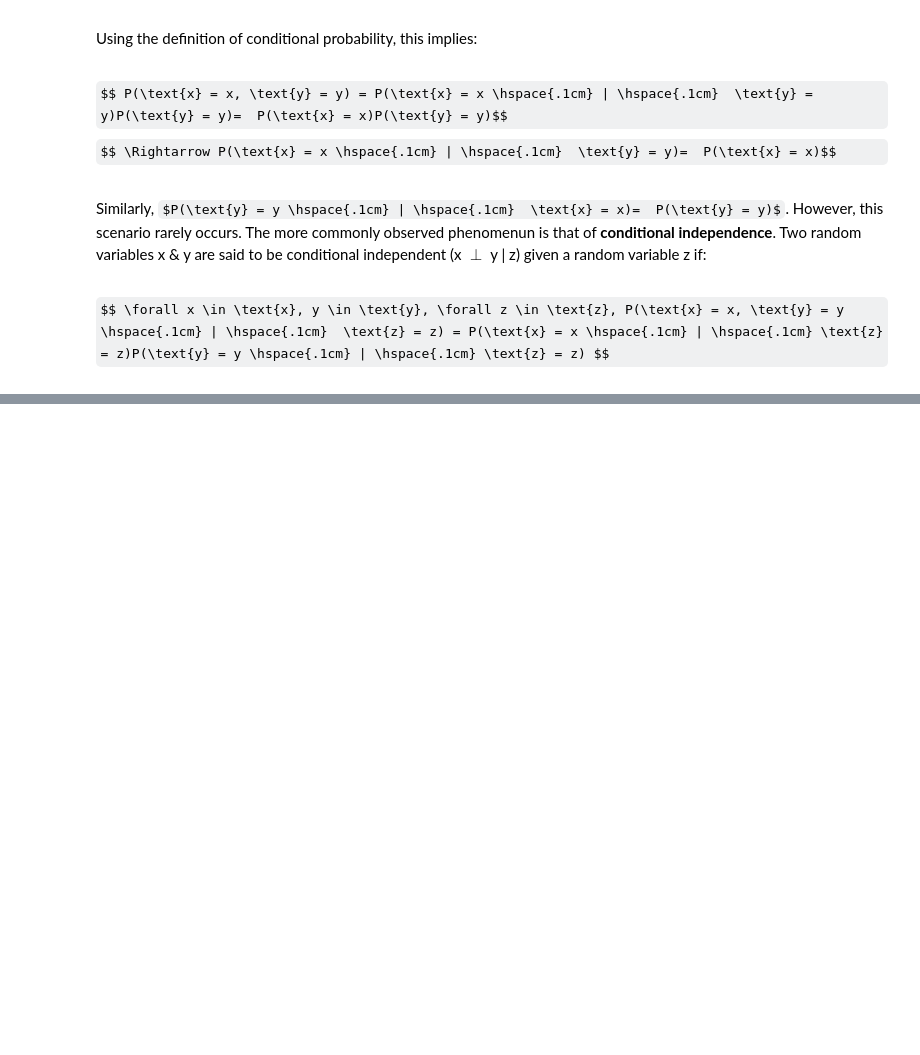
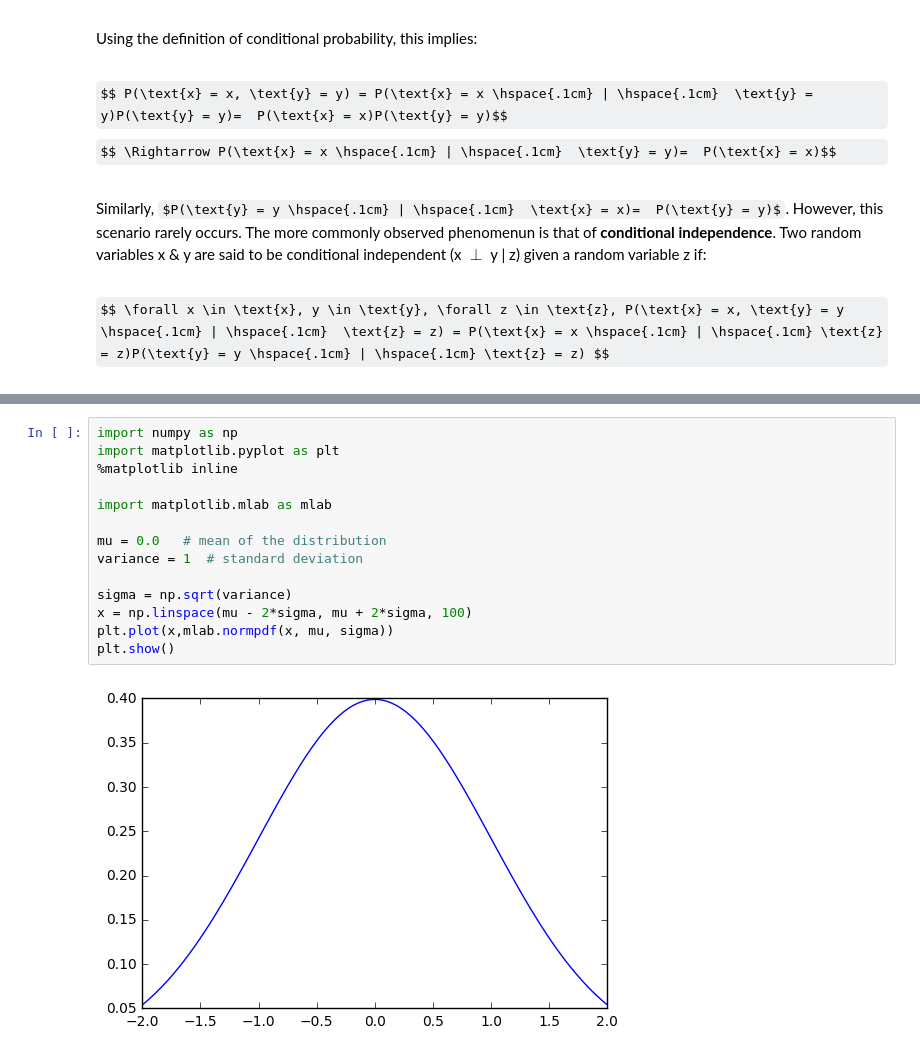
Before and after one commit to dalmia/Deep-Learning-Book-Chapter-Summaries, a Jupyter notebook: Chapter 3 - Probability and Information Theory.ipynb, the cells around one changed output, grey strips where cells are left out. Drawn from its saved outputs; the diff is of its cells as text; some formulas as TeX source; blank space fills up the shorter version.

```diff
--- a/Chapter 3 - Probability and Information Theory.ipynb
+++ b/Chapter 3 - Probability and Information Theory.ipynb
@@ -170,0 +220,16 @@ $$ \forall x \in \text{x}, y \in \text{y}, \forall z \in \text{z}, P(\text{x} =
+# %%
+import numpy as np
+import matplotlib.pyplot as plt
+%matplotlib inline
+
+import matplotlib.mlab as mlab
+
+mu = 0.0   # mean of the distribution
+variance = 1  # standard deviation
+
+sigma = np.sqrt(variance)
+x = np.linspace(mu - 2*sigma, mu + 2*sigma, 100)
+plt.plot(x,mlab.normpdf(x, mu, sigma))
+plt.show()
+# %% [output]
+[figure, added]
```
Also changed, not shown: parts of 17 cells of this notebook, 4 other files.
